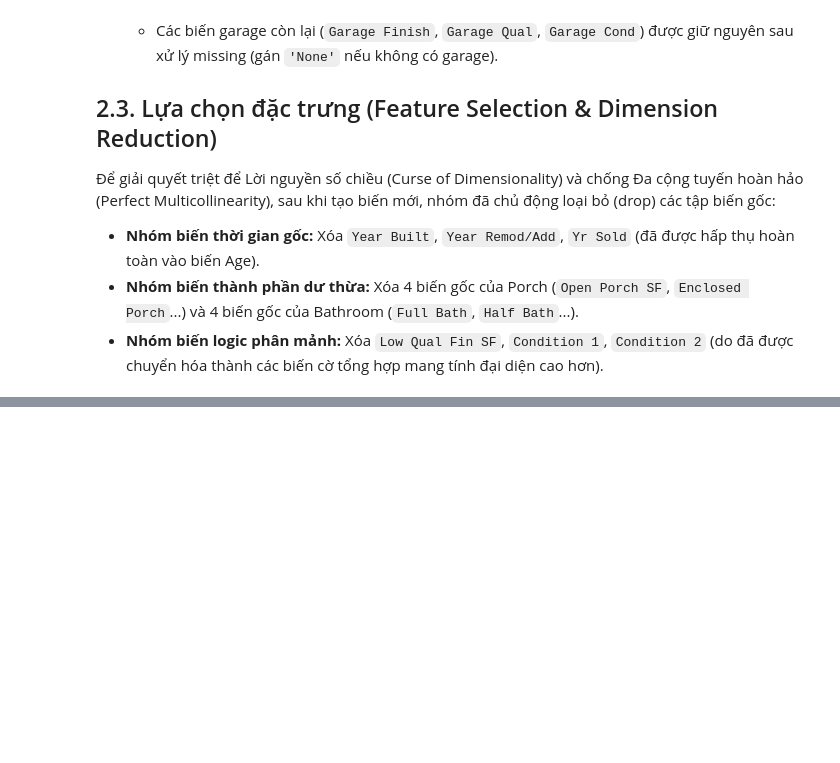
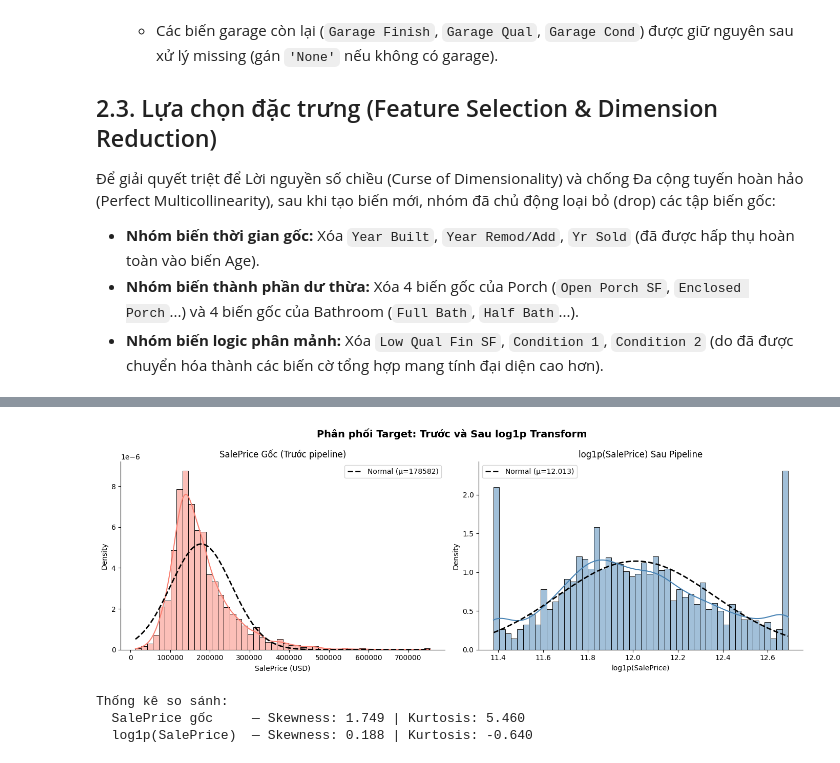
Before and after one commit to BB1311/Data-Fitting-And-OLS-Method, a Jupyter notebook: part2/part2_notebook.ipynb, the cells around one changed output, grey strips where cells are left out. Cells and saved outputs as stored; diff of their text form; code cells hidden in the pictures; blank space fills up the shorter version.

```diff
--- a/part2/part2_notebook.ipynb
+++ b/part2/part2_notebook.ipynb
@@ -486,0 +767,41 @@ Dựa trên nguyên tắc tối ưu hóa thông tin và giảm nhiễu cho mô h
+# %%
+from scipy.stats import norm
+
+fig, axes = plt.subplots(1, 2, figsize=(14, 5))
+fig.suptitle('Phân phối Target: Trước và Sau log1p Transform', fontsize=14, fontweight='bold')
+
+# ── Trái: SalePrice gốc ─────────────────────────────────────────
+ax = axes[0]
+import seaborn as sns
+sns.histplot(y_train_raw, kde=True, stat='density', color='salmon', bins=50, ax=ax)
+mu0, std0 = norm.fit(y_train_raw)
+x0 = np.linspace(y_train_raw.min(), y_train_raw.max(), 200)
+ax.plot(x0, norm.pdf(x0, mu0, std0), 'k--', lw=2, label=f'Normal (μ={mu0:.0f})')
+ax.set_title('SalePrice Gốc (Trước pipeline)', fontsize=12)
+ax.set_xlabel('SalePrice (USD)')
+ax.legend()
+ax.spines[['top','right']].set_visible(False)
+
+# ── Phải: log1p(SalePrice) ──────────────────────────────────────
+ax = axes[1]
+sns.histplot(y_train, kde=True, stat='density', color='steelblue', bins=50, ax=ax)
+mu1, std1 = norm.fit(y_train)
+x1 = np.linspace(float(y_train.min()), float(y_train.max()), 200)
+ax.plot(x1, norm.pdf(x1, mu1, std1), 'k--', lw=2, label=f'Normal (μ={mu1:.3f})')
+ax.set_title('log1p(SalePrice) Sau Pipeline', fontsize=12)
+ax.set_xlabel('log1p(SalePrice)')
+ax.legend()
+ax.spines[['top','right']].set_visible(False)
+
+plt.tight_layout()
+plt.show()
+
+from scipy.stats import skew, kurtosis
+print('Thống kê so sánh:')
+print(f'  SalePrice gốc     — Skewness: {skew(y_train_raw):.3f} | Kurtosis: {kurtosis(y_train_raw):.3f}')
+print(f'  log1p(SalePrice)  — Skewness: {skew(y_train):.3f} | Kurtosis: {kurtosis(y_train):.3f}')
+# %% [output]
+[figure, added]
+Thống kê so sánh:
+  SalePrice gốc     — Skewness: 1.749 | Kurtosis: 5.460
+  log1p(SalePrice)  — Skewness: 0.188 | Kurtosis: -0.640
```
Also changed, not shown: parts of 45 cells of this notebook, 3 other files.
